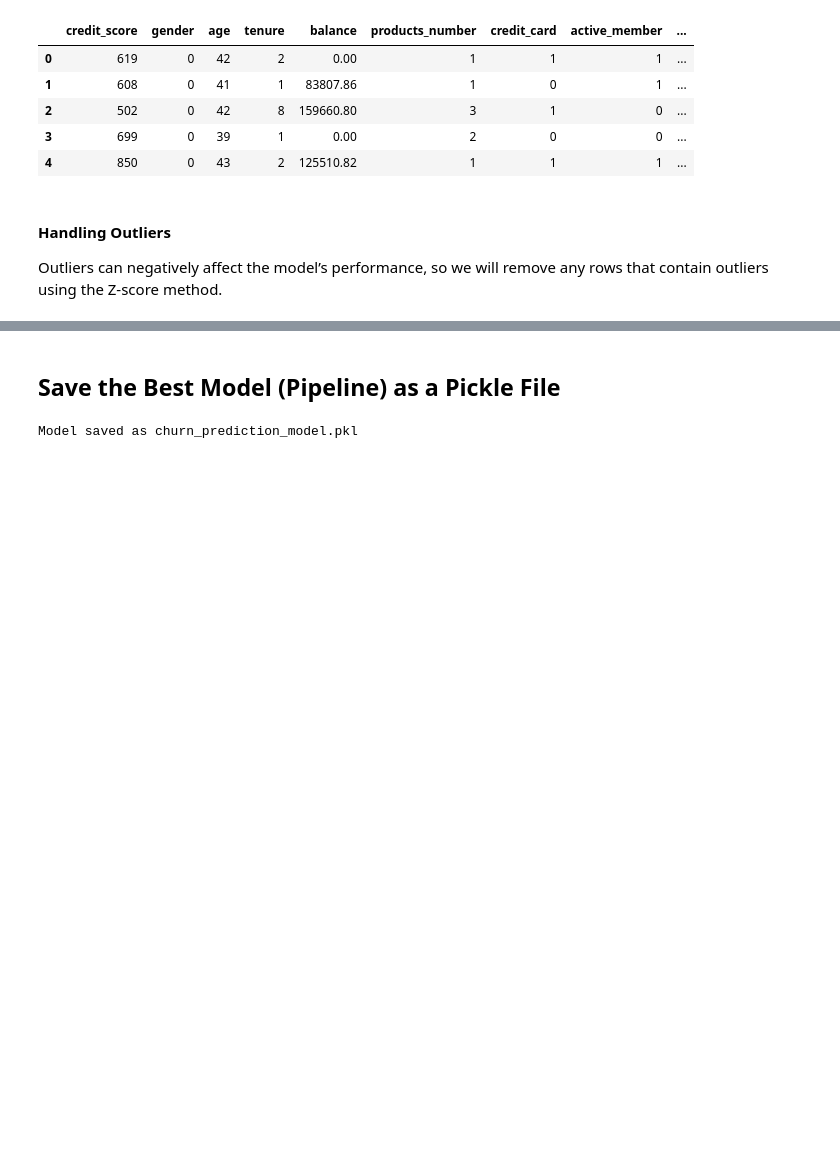
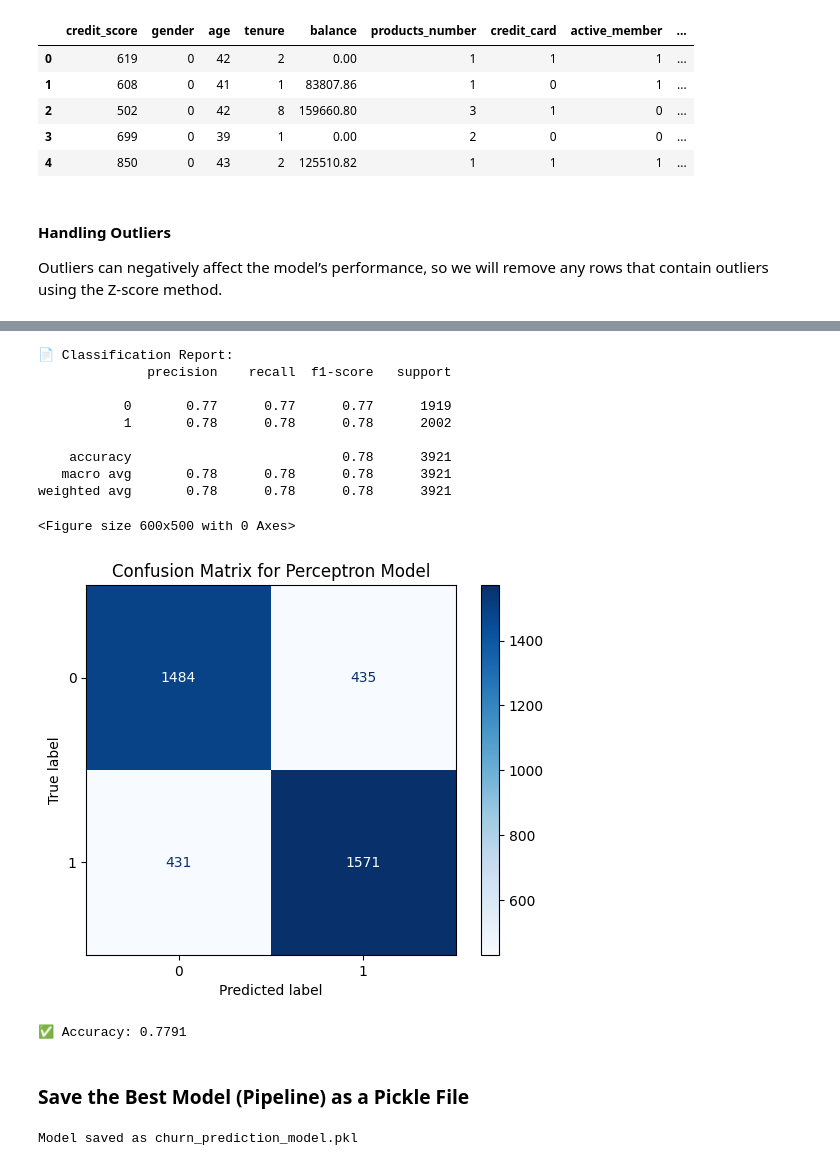
Before and after one commit to Fady-Faltaows/Customer-Churn-Prediction, a Jupyter notebook: churn_customer.ipynb, the cells around one changed output, grey strips where cells are left out. Cells and saved outputs as stored; diff of their text form; code cells hidden in the pictures; blank space fills up the shorter version.

```diff
--- a/churn_customer.ipynb
+++ b/churn_customer.ipynb
@@ -629,5 +487,56 @@ weighted avg       0.83      0.83      0.83      1962
+# %%
+from sklearn.linear_model import Perceptron
+from sklearn.metrics import classification_report, confusion_matrix, accuracy_score
+import matplotlib.pyplot as plt
+from sklearn.preprocessing import StandardScaler
+
+# Step 1: Data preprocessing (scaling)
+scaler = StandardScaler()
+
+# Fit and transform the training data
+X_train_scaled = scaler.fit_transform(X_train)
+
+# Transform the test data (using the same scaler as the training data)
+X_test_scaled = scaler.transform(X_test)
+
+# Step 2: Initialize and train the Perceptron model
+perceptron_model = Perceptron(random_state=42)
+perceptron_model.fit(X_train_scaled, y_train)
+
+# Step 3: Make predictions on the test set
+y_pred = perceptron_model.predict(X_test_scaled)
+
+# Step 4: Evaluate the model
+print("📄 Classification Report:")
+print(classification_report(y_test, y_pred))
+
+# Step 5: Generate and display the confusion matrix
+cm = confusion_matrix(y_test, y_pred)
+disp = ConfusionMatrixDisplay(confusion_matrix=cm, display_labels=perceptron_model.classes_)
+
+plt.figure(figsize=(6, 5))
+disp.plot(cmap='Blues', values_format='d')
+plt.title("Confusion Matrix for Perceptron Model")
+plt.show()
+
+# Step 6: Accuracy Score
+accuracy = accuracy_score(y_test, y_pred)
+print(f"✅ Accuracy: {accuracy:.4f}")
+# %% [output]
+📄 Classification Report:
+              precision    recall  f1-score   support
+
+           0       0.77      0.77      0.77      1919
+           1       0.78      0.78      0.78      2002
+
+    accuracy                           0.78      3921
+   macro avg       0.78      0.78      0.78      3921
+weighted avg       0.78      0.78      0.78      3921
+<Figure size 600x500 with 0 Axes>
+[figure, added]
+✅ Accuracy: 0.7791
 # %% [markdown]
-## Save the Best Model (Pipeline) as a Pickle File
+### Save the Best Model (Pipeline) as a Pickle File
 # %%
 import pickle
 
```
Also changed, not shown: parts of 23 cells of this notebook, 1 other file.
